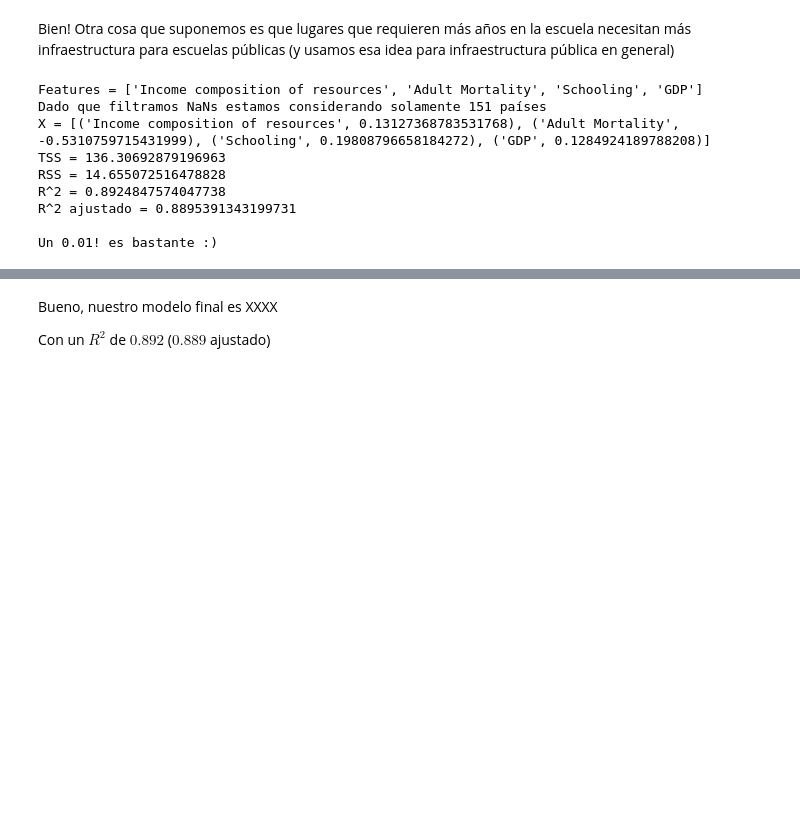
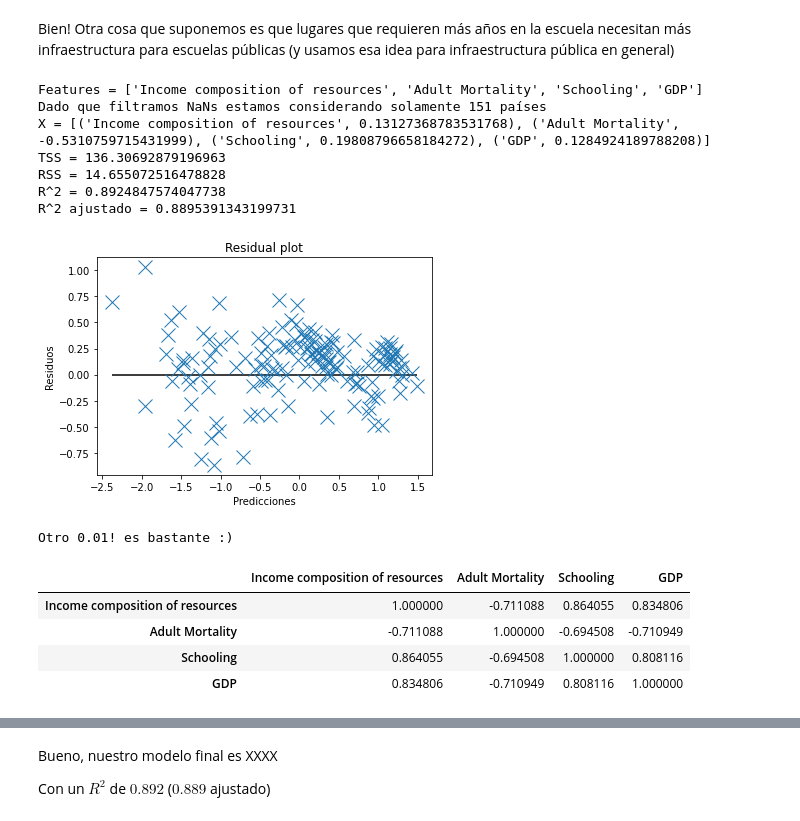
Before and after one commit to iglosiggio/metnum-tp3, a Jupyter notebook: notebooks/analisis_exploratorio_de_datos.ipynb, the cells around one changed output, grey strips where cells are left out. Cells and saved outputs as stored; diff of their text form; code cells hidden in the pictures; blank space fills up the shorter version.

Commit message:
Agregar los residual plot

```diff
--- a/notebooks/analisis_exploratorio_de_datos.ipynb
+++ b/notebooks/analisis_exploratorio_de_datos.ipynb
@@ -512,6 +512,16 @@ def R2(RSS, TSS):
 
 def R2_ajustado(R2, N, p):
     return 1 - (1 - R2)*(N - 1)/(N - p - 1)
+
+def residual_plot(A, X, B):
+    predicted = A @ X
+    residual = B - predicted
+    plt.plot(predicted, residual, 'x', markersize=14)
+    plt.xlabel("Predicciones")
+    plt.ylabel("Residuos")
+    plt.hlines(0, xmin=min(predicted), xmax=max(predicted), )
+    plt.title("Residual plot")
+    plt.show()
 
 def probar_modelo(A):
     mask = ~A.isna().T.any()
@@ -535,6 +545,7 @@ def probar_modelo(A):
     print(f'RSS = {rss}')
     print(f'R^2 = {r2}')
     print(f'R^2 ajustado = {r2_ajustado}')
+    residual_plot(A, X, B)
     print()
 
 B_orig = df['Life expectancy']
@@ -682,15 +704,22 @@ Bien! Otra cosa que suponemos es que lugares que requieren más años en la escu
 # %%
 df2 = df[['Income composition of resources', 'Adult Mortality', 'Schooling']].copy()
 df2['GDP'] = np.log(df[['GDP']])
 probar_modelo(df2)
 print('Otro 0.01! es bastante :)')
+
+df2.corr()
 # %% [output]
 Features = ['Income composition of resources', 'Adult Mortality', 'Schooling', 'GDP']
 Dado que filtramos NaNs estamos considerando solamente 151 países
 X = [('Income composition of resources', 0.13127368783531768), ('Adult Mortality', -0.5310759715431999), ('Schooling', 0.19808796658184272), ('GDP', 0.1284924189788208)]
 TSS = 136.30692879196963
 RSS = 14.655072516478828
 R^2 = 0.8924847574047738
 R^2 ajustado = 0.8895391343199731
-
-Un 0.01! es bastante :)
+[figure, added]
+Otro 0.01! es bastante :)
+|  | Income composition of resources | Adult Mortality | Schooling | GDP |
+| Income composition of resources | 1.000000 | -0.711088 | 0.864055 | 0.834806 |
+| Adult Mortality | -0.711088 | 1.000000 | -0.694508 | -0.710949 |
+| Schooling | 0.864055 | -0.694508 | 1.000000 | 0.808116 |
+| GDP | 0.834806 | -0.710949 | 0.808116 | 1.000000 |
```
Also changed, not shown: parts of 6 cells of this notebook.
